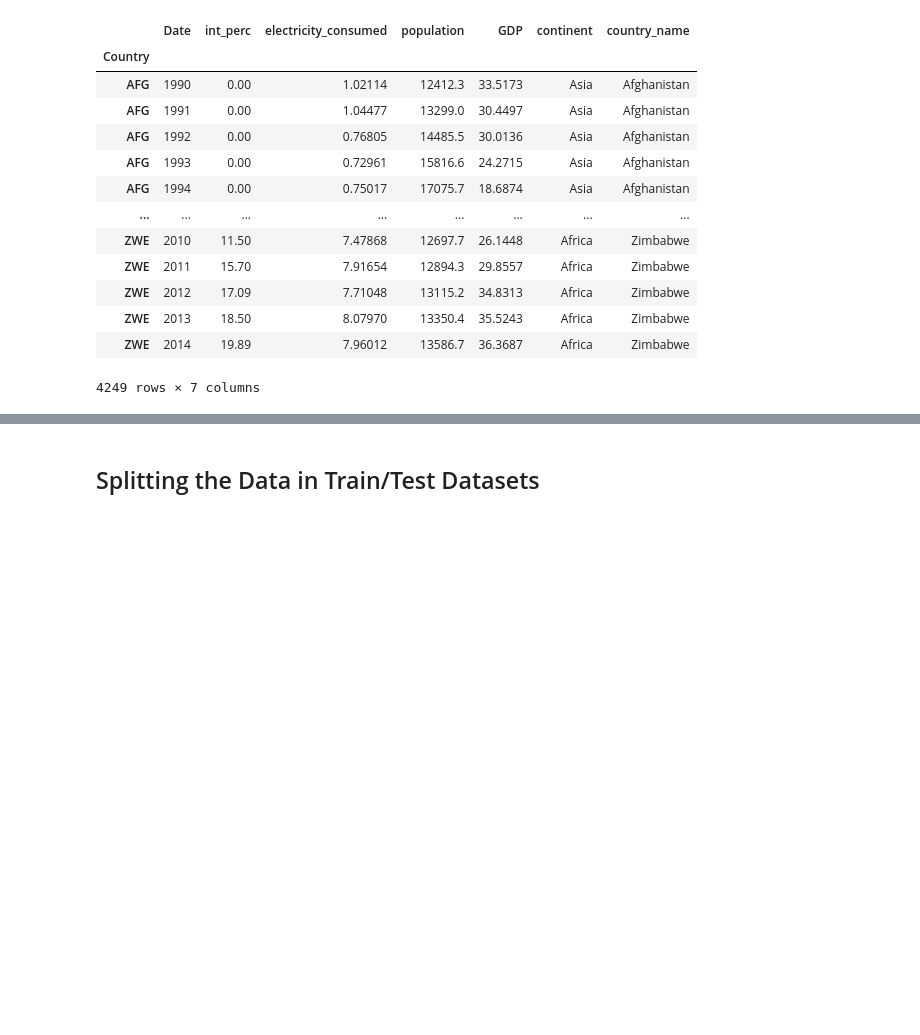
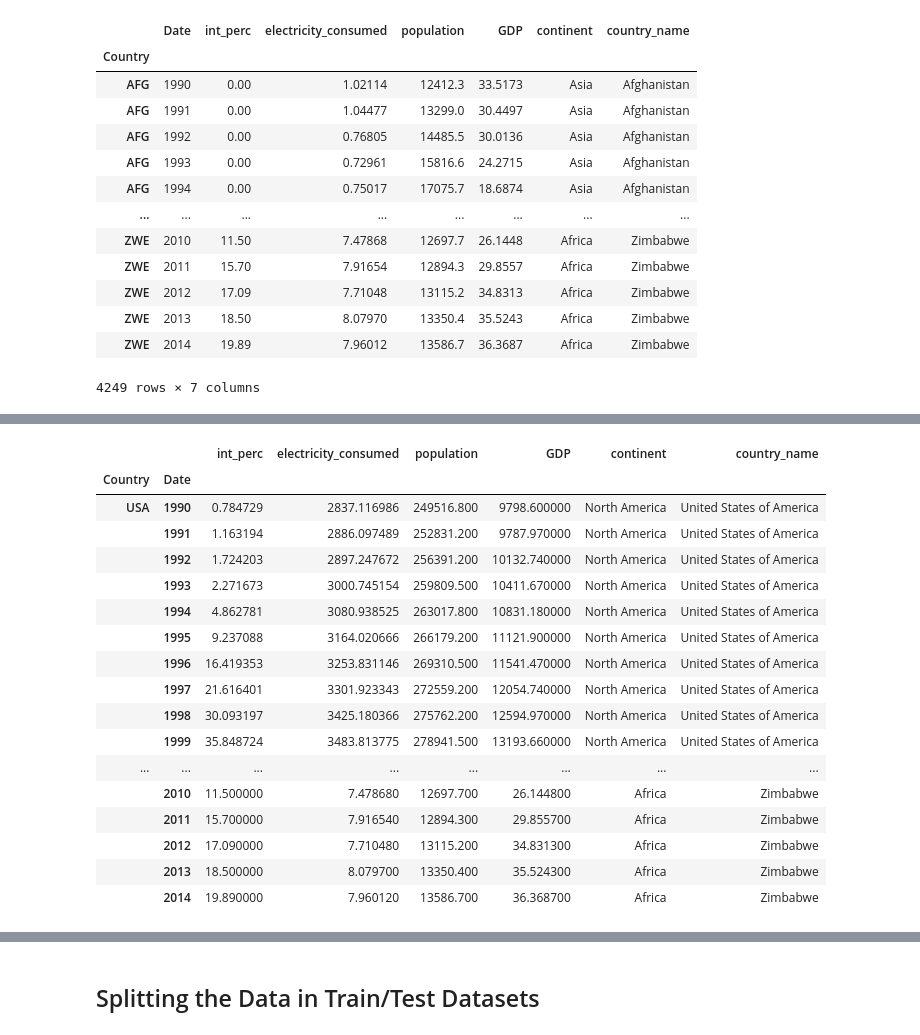
Before and after one commit to meester600/Springboard, a Jupyter notebook: Internet Capstone Project/Pre_Processing.ipynb, the cells around one changed output, grey strips where cells are left out. Drawn from its saved outputs; the diff is of its cells as text; code cells hidden in the pictures; blank space fills up the shorter version.

```diff
--- a/Internet Capstone Project/Pre_Processing.ipynb
+++ b/Internet Capstone Project/Pre_Processing.ipynb
@@ -14,12 +14,12 @@ import matplotlib.pyplot as plt
 import seaborn as sns
 import matplotlib as plt
 from sklearn.preprocessing import StandardScaler
-from sklearn.model_selection import train_test_split
+from sklearn.model_selection import TimeSeriesSplit
 
 import warnings # For handling error messages.
 
 pd.set_option('display.max_columns', None)
-pd.set_option('display.max_rows', 200)
+pd.set_option('display.max_rows', 300)
 # %%
 #Loading and previewing the dataframe
 file = 'final_df.csv'
@@ -99,0 +94,21 @@ df
+# %%
+final_df.tail(223)
+# %% [output]
+|  |  | int_perc | electricity_consumed | population | GDP | continent | country_name |
+| Country | Date |  |  |  |  |  |  |
+| USA | 1990 | 0.784729 | 2837.116986 | 249516.800 | 9798.600000 | North America | United States of America |
+|  | 1991 | 1.163194 | 2886.097489 | 252831.200 | 9787.970000 | North America | United States of America |
+|  | 1992 | 1.724203 | 2897.247672 | 256391.200 | 10132.740000 | North America | United States of America |
+|  | 1993 | 2.271673 | 3000.745154 | 259809.500 | 10411.670000 | North America | United States of America |
+|  | 1994 | 4.862781 | 3080.938525 | 263017.800 | 10831.180000 | North America | United States of America |
+|  | 1995 | 9.237088 | 3164.020666 | 266179.200 | 11121.900000 | North America | United States of America |
+|  | 1996 | 16.419353 | 3253.831146 | 269310.500 | 11541.470000 | North America | United States of America |
+|  | 1997 | 21.616401 | 3301.923343 | 272559.200 | 12054.740000 | North America | United States of America |
+|  | 1998 | 30.093197 | 3425.180366 | 275762.200 | 12594.970000 | North America | United States of America |
+|  | 1999 | 35.848724 | 3483.813775 | 278941.500 | 13193.660000 | North America | United States of America |
+| ... | ... | ... | ... | ... | ... | ... | ... |
+|  | 2010 | 11.500000 | 7.478680 | 12697.700 | 26.144800 | Africa | Zimbabwe |
+|  | 2011 | 15.700000 | 7.916540 | 12894.300 | 29.855700 | Africa | Zimbabwe |
+|  | 2012 | 17.090000 | 7.710480 | 13115.200 | 34.831300 | Africa | Zimbabwe |
+|  | 2013 | 18.500000 | 8.079700 | 13350.400 | 35.524300 | Africa | Zimbabwe |
+|  | 2014 | 19.890000 | 7.960120 | 13586.700 | 36.368700 | Africa | Zimbabwe |
```
Also changed, not shown: parts of 25 cells of this notebook, 10 other files.
